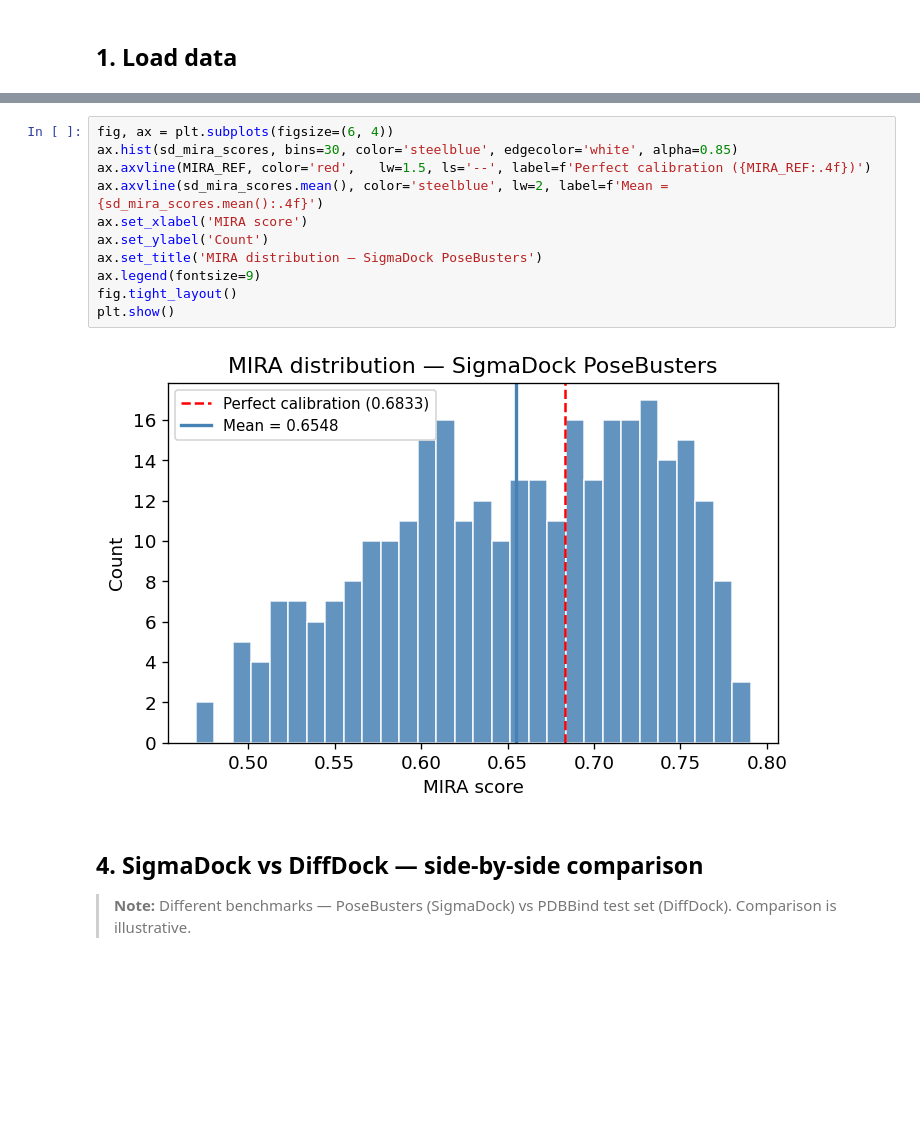
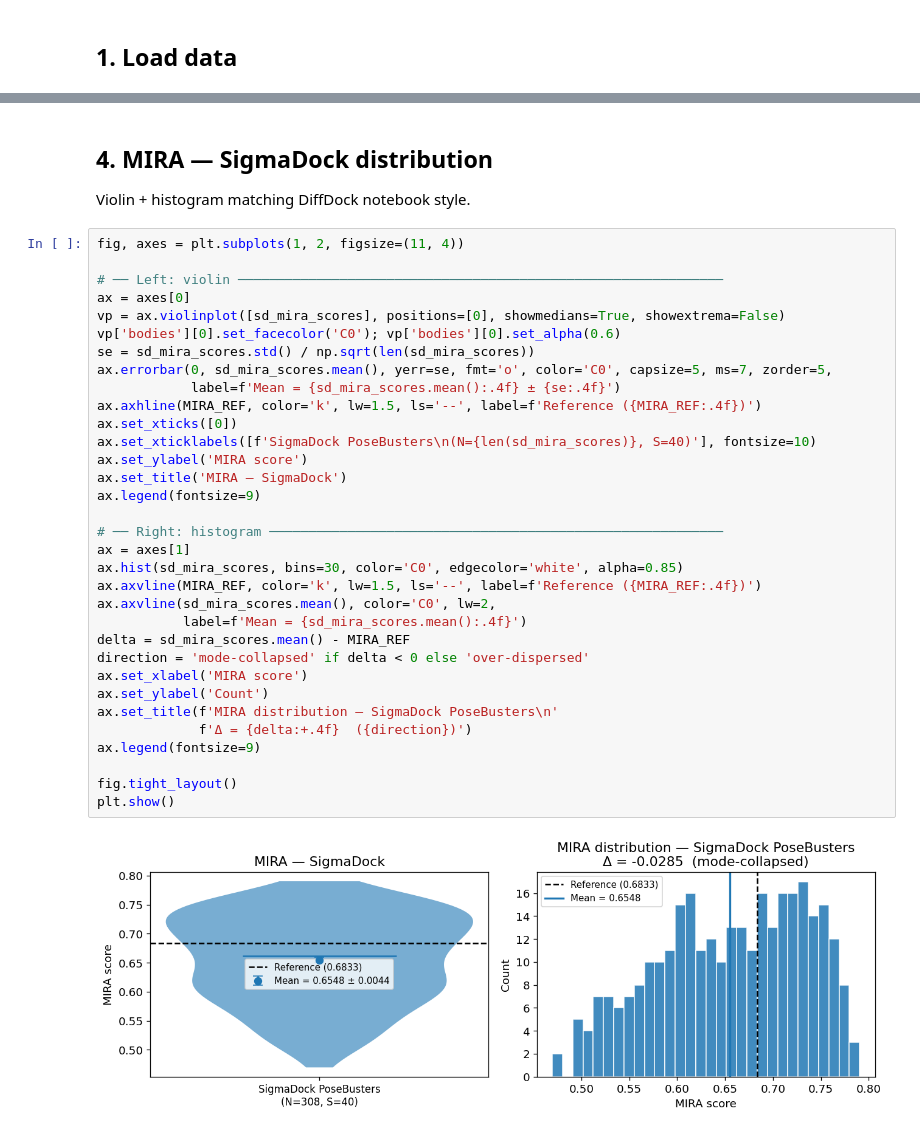
Before and after one commit to quentin-fuchs/MasterThesis, a Jupyter notebook: notebooks/06_mira_tarp_analysis.ipynb, the cells around one changed output, grey strips where cells are left out. Drawn from its saved outputs; the diff is of its cells as text; blank space fills up the shorter version.

```diff
--- a/notebooks/06_mira_tarp_analysis.ipynb
+++ b/notebooks/06_mira_tarp_analysis.ipynb
@@ -77,17 +144,39 @@ plt.show()
+# %% [markdown]
+## 4. MIRA — SigmaDock distribution
+
+Violin + histogram matching DiffDock notebook style.
 # %%
-fig, ax = plt.subplots(figsize=(6, 4))
-ax.hist(sd_mira_scores, bins=30, color='steelblue', edgecolor='white', alpha=0.85)
-ax.axvline(MIRA_REF, color='red',   lw=1.5, ls='--', label=f'Perfect calibration ({MIRA_REF:.4f})')
-ax.axvline(sd_mira_scores.mean(), color='steelblue', lw=2, label=f'Mean = {sd_mira_scores.mean():.4f}')
+fig, axes = plt.subplots(1, 2, figsize=(11, 4))
+
+# ── Left: violin ──────────────────────────────────────────────────────────────
+ax = axes[0]
+vp = ax.violinplot([sd_mira_scores], positions=[0], showmedians=True, showextrema=False)
+vp['bodies'][0].set_facecolor('C0'); vp['bodies'][0].set_alpha(0.6)
+se = sd_mira_scores.std() / np.sqrt(len(sd_mira_scores))
+ax.errorbar(0, sd_mira_scores.mean(), yerr=se, fmt='o', color='C0', capsize=5, ms=7, zorder=5,
+            label=f'Mean = {sd_mira_scores.mean():.4f} ± {se:.4f}')
+ax.axhline(MIRA_REF, color='k', lw=1.5, ls='--', label=f'Reference ({MIRA_REF:.4f})')
+ax.set_xticks([0])
+ax.set_xticklabels([f'SigmaDock PoseBusters\n(N={len(sd_mira_scores)}, S=40)'], fontsize=10)
+ax.set_ylabel('MIRA score')
+ax.set_title('MIRA — SigmaDock')
+ax.legend(fontsize=9)
+
+# ── Right: histogram ──────────────────────────────────────────────────────────
+ax = axes[1]
+ax.hist(sd_mira_scores, bins=30, color='C0', edgecolor='white', alpha=0.85)
+ax.axvline(MIRA_REF, color='k', lw=1.5, ls='--', label=f'Reference ({MIRA_REF:.4f})')
+ax.axvline(sd_mira_scores.mean(), color='C0', lw=2,
+           label=f'Mean = {sd_mira_scores.mean():.4f}')
+delta = sd_mira_scores.mean() - MIRA_REF
+direction = 'mode-collapsed' if delta < 0 else 'over-dispersed'
 ax.set_xlabel('MIRA score')
 ax.set_ylabel('Count')
-ax.set_title('MIRA distribution — SigmaDock PoseBusters')
+ax.set_title(f'MIRA distribution — SigmaDock PoseBusters\n'
+             f'Δ = {delta:+.4f}  ({direction})')
 ax.legend(fontsize=9)
+
 fig.tight_layout()
 plt.show()
 # %% [output]
-[figure, old version]
+[figure, new version]
-# %% [markdown]
-## 4. SigmaDock vs DiffDock — side-by-side comparison
-
-> **Note:** Different benchmarks — PoseBusters (SigmaDock) vs PDBBind test set (DiffDock). Comparison is illustrative.
```
Also changed, not shown: parts of 14 cells of this notebook, 1 other file.
